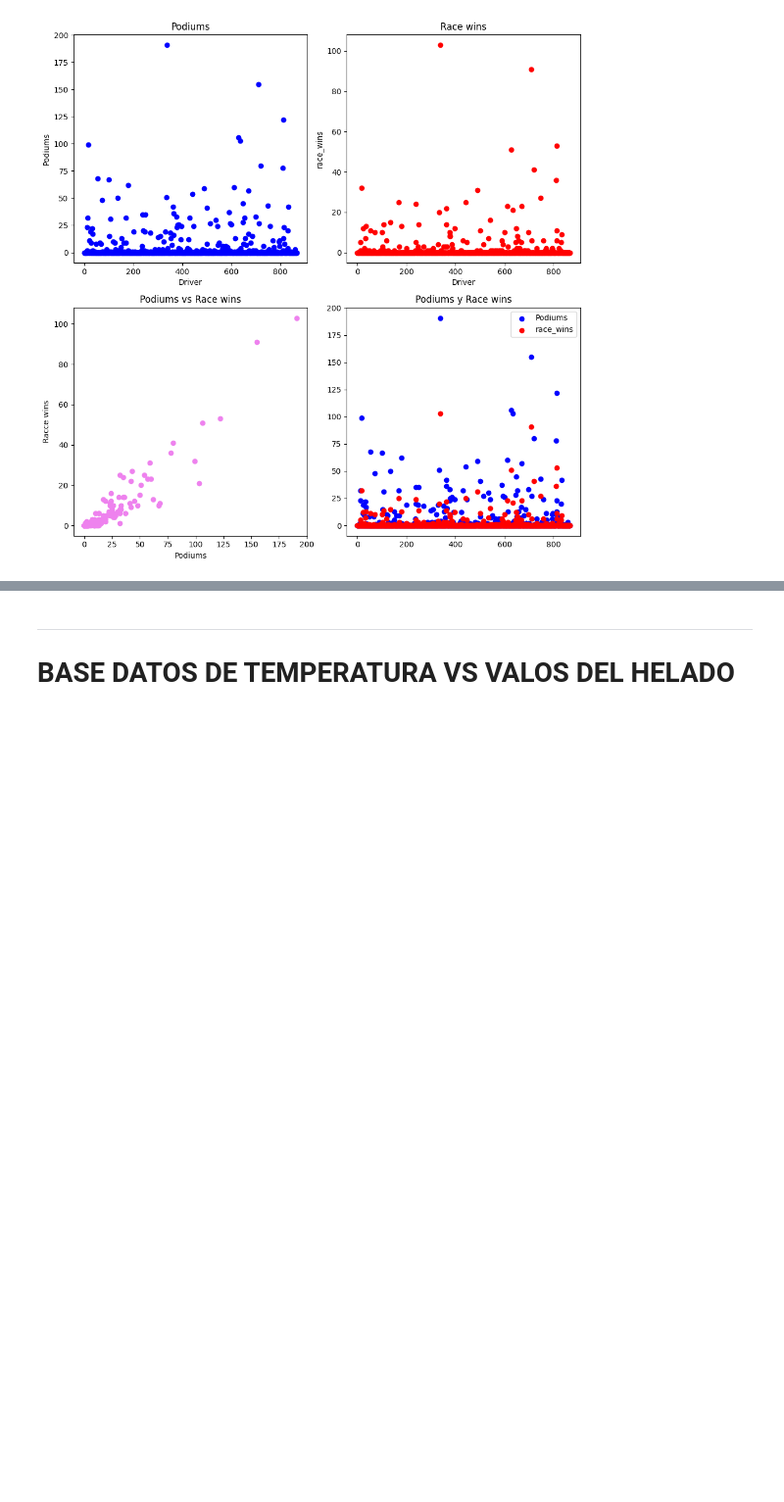
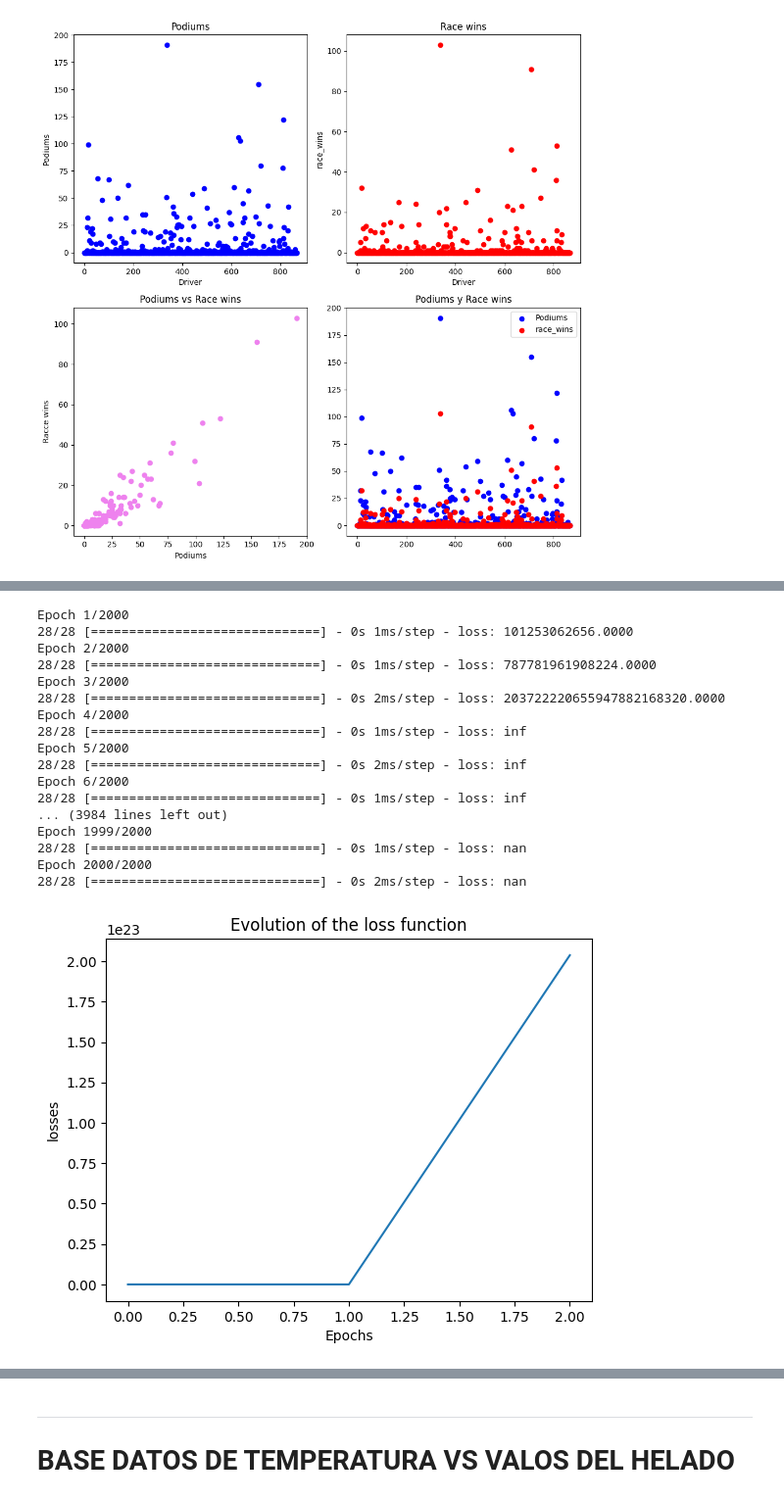
Before and after one commit to Edward1304/Signals-Theory-Edward, a Jupyter notebook: Exercises/Exercise-3/Exercise_3_ST_(EFGV).ipynb, the cells around one changed output, grey strips where cells are left out. Shown at 98% size. Drawn from its saved outputs; the diff is of its cells as text; code cells hidden in the pictures; blank space fills up the shorter version.

```diff
--- a/Exercises/Exercise-3/Exercise_3_ST_(EFGV).ipynb
+++ b/Exercises/Exercise-3/Exercise_3_ST_(EFGV).ipynb
@@ -124,0 +79,37 @@ Error cuadratico medio [2.85293161]
+# %%
+podiums_train = podiums
+race_wins_train = race_wins
+# %%
+
+model = Sequential()
+model.add(Dense(1, input_shape=(1,)))
+model.compile(loss='mean_squared_error', optimizer=SGD(learning_rate=0.01))
+
+history= model.fit(podiums_train,race_wins_train, epochs=2000,verbose=1)
+
+losses = history.history['loss']
+
+plt.plot(losses)
+plt.xlabel('Epochs')
+plt.ylabel("losses")
+plt.title("Evolution of the loss function")
+plt.show()
+# %% [output]
+Epoch 1/2000
+28/28 [==============================] - 0s 1ms/step - loss: 101253062656.0000
+Epoch 2/2000
+28/28 [==============================] - 0s 1ms/step - loss: 787781961908224.0000
+Epoch 3/2000
+28/28 [==============================] - 0s 2ms/step - loss: 203722220655947882168320.0000
+Epoch 4/2000
+28/28 [==============================] - 0s 1ms/step - loss: inf
+Epoch 5/2000
+28/28 [==============================] - 0s 2ms/step - loss: inf
+Epoch 6/2000
+28/28 [==============================] - 0s 1ms/step - loss: inf
+... (3984 lines left out)
+Epoch 1999/2000
+28/28 [==============================] - 0s 1ms/step - loss: nan
+Epoch 2000/2000
+28/28 [==============================] - 0s 2ms/step - loss: nan
+[figure, added]
```
Also changed, not shown: parts of 7 cells of this notebook, 3 other files.
